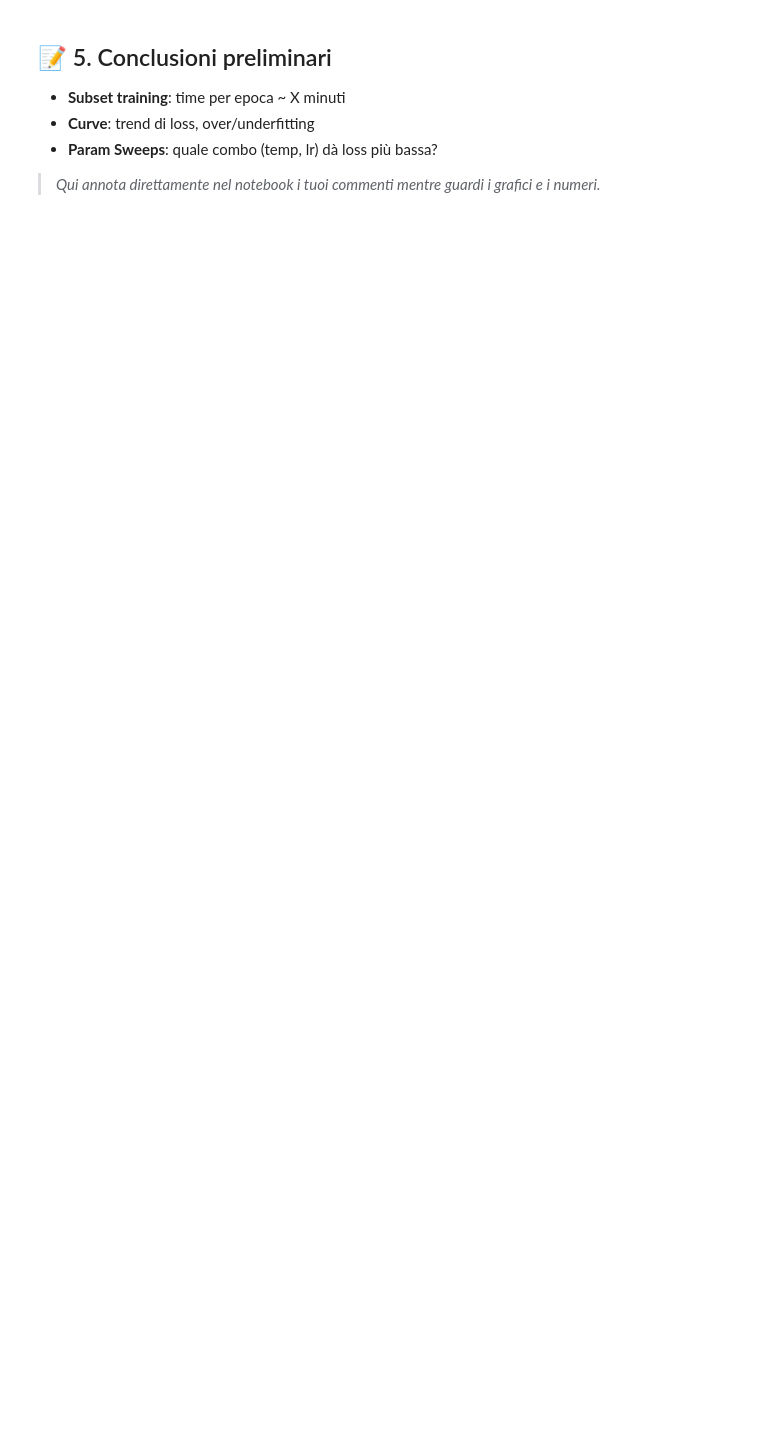
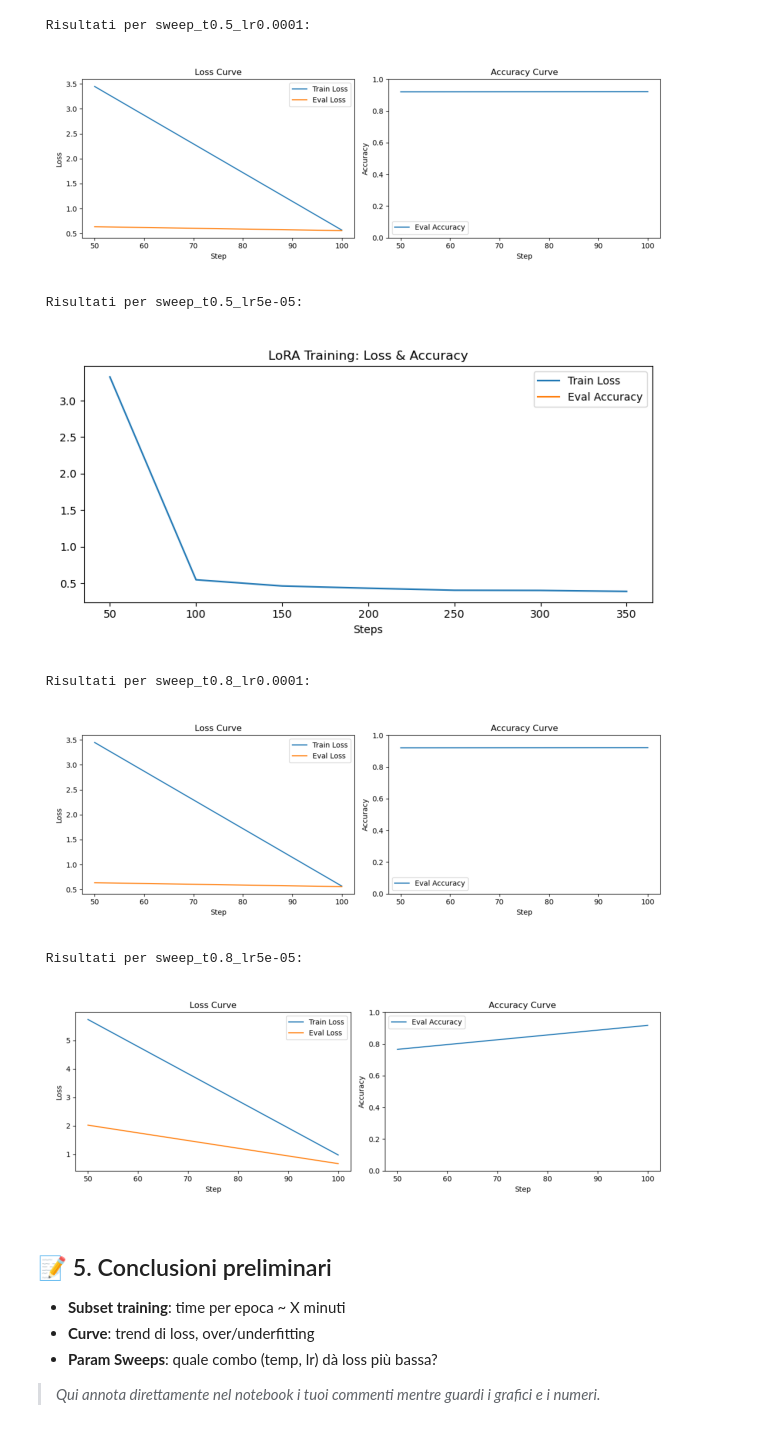
Before and after one commit to Karol-cardona/EmoStyle, a Jupyter notebook: train_experiments.ipynb, the cells around one changed output. Cells and saved outputs as stored; diff of their text form; code cells hidden in the pictures; blank space fills up the shorter version.

```diff
--- a/train_experiments.ipynb
+++ b/train_experiments.ipynb
@@ -107,50 +193,43 @@ ValueError: Some modules are dispatched on the CPU or the disk. Make sure you ha
-# %%
-# 3. Plot delle curve di training vs validation
-"""
-Ogni `run_lora_train` salva il best adapter e la directory `output_dir`.
-Qui carichiamo il CSV di debug (`lora_dataset_debug.csv`) e il `loss_curve.png` generato.
-"""
-
-# Carica curve se presenti
-import matplotlib.image as mpimg
-
-img_path = exp_dir / "loss_curve.png"
-if img_path.exists():
-    img = mpimg.imread(str(img_path))
-    plt.figure(figsize=(6,4))
-    plt.imshow(img)
-    plt.axis("off")
-else:
-    print("Nessuna loss_curve.png trovata in", img_path)
 # %%
-# 4. Param Sweeps: temperatura & lr
+# 4. Caricamento e visualizzazione dei plot dai diversi sweep
 """
 Esempio di loop rapido su 2 temperature e 2 learning rate, per 1 epoca sola.
 """
 
-temps = [0.5, 0.8]
-lrs   = [5e-5, 1e-4]
-results = {}
+# 1) Trova tutte le cartelle di sweep
+exp_root   = Path("experiments")
+sweep_dirs = sorted([d for d in exp_root.iterdir() if d.name.startswith("sweep_")])
 
-for temp in temps:
-    for lr in lrs:
-        tag = f"t{temp}_lr{lr}"
-        out = Path(f"experiments/sweep_{tag}")
-        out.mkdir(parents=True, exist_ok=True)
-        # Modifica run_lora_train per passare temp e lr?
-        # Se non supportato, dovresti parametrizzare la funzione.
-        print(f"→ Sweep {tag} (1 epoca)")
-        # ipotetico run modificato:
-        run_lora_train(
-            train_file=SUBSET_FILE,
-            output_dir=str(out),
-            model_name="huggyllama/llama-7b",
-            seed=123,
-            use_4bit=False,
-            batch_size=1
-            # lr e temp dovrebbero essere argomenti aggiuntivi
-        )
-        # poi estrai dai log il train/val loss finale e salvali in results[tag]
+if not sweep_dirs:
+    print(" Nessuna cartella sweep_ trovata in experiments/")
+else:
+    # 2) Per ogni sweep, cerca il plot e mostralo
+    for d in sweep_dirs:
+        # prova a trovare i due tipi di plot che hai generato:
+        candidates = list(d.glob("**/lora_loss_acc_curve.png")) + \
+                     list(d.glob("**/lora_subplots.png"))
+        if not candidates:
+            print(f" Nessun plot trovato in {d}")
+            continue
+
+        fig_path = candidates[0]
+        # titolo
+        print(f" Risultati per {d.name}:")
+        # carica e mostra immagine
+        img = mpimg.imread(str(fig_path))
+        plt.figure(figsize=(8,4))
+        plt.imshow(img)
+        plt.axis("off")
+        plt.show()
+# %% [output]
+ Risultati per sweep_t0.5_lr0.0001:
+[figure, added]
+ Risultati per sweep_t0.5_lr5e-05:
+[figure, added]
+ Risultati per sweep_t0.8_lr0.0001:
+[figure, added]
+ Risultati per sweep_t0.8_lr5e-05:
+[figure, added]
 # %% [markdown]
 
 ## 📝 5. Conclusioni preliminari
```
Also changed, not shown: parts of 7 cells of this notebook, 5 other files.
